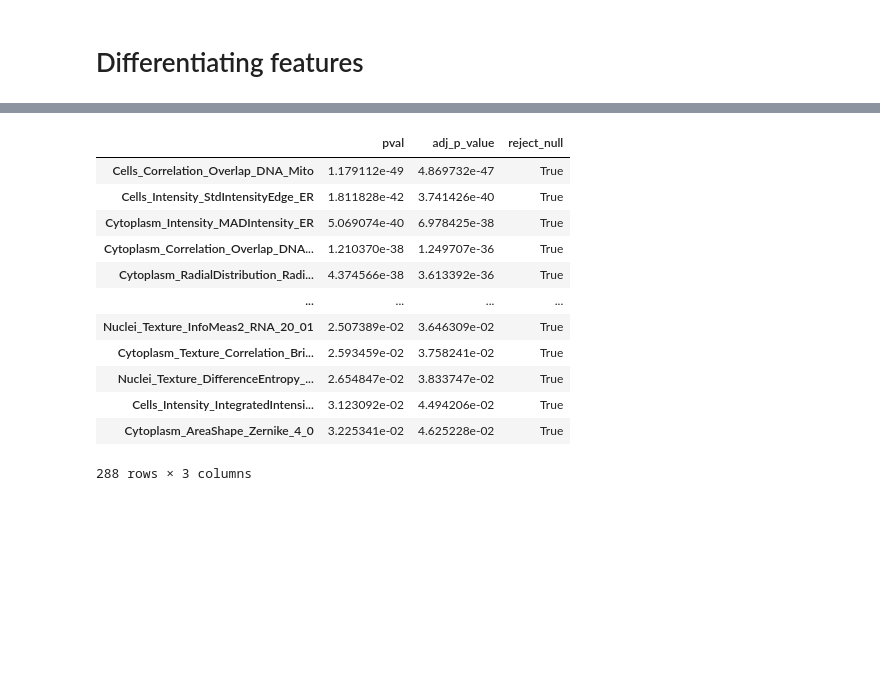
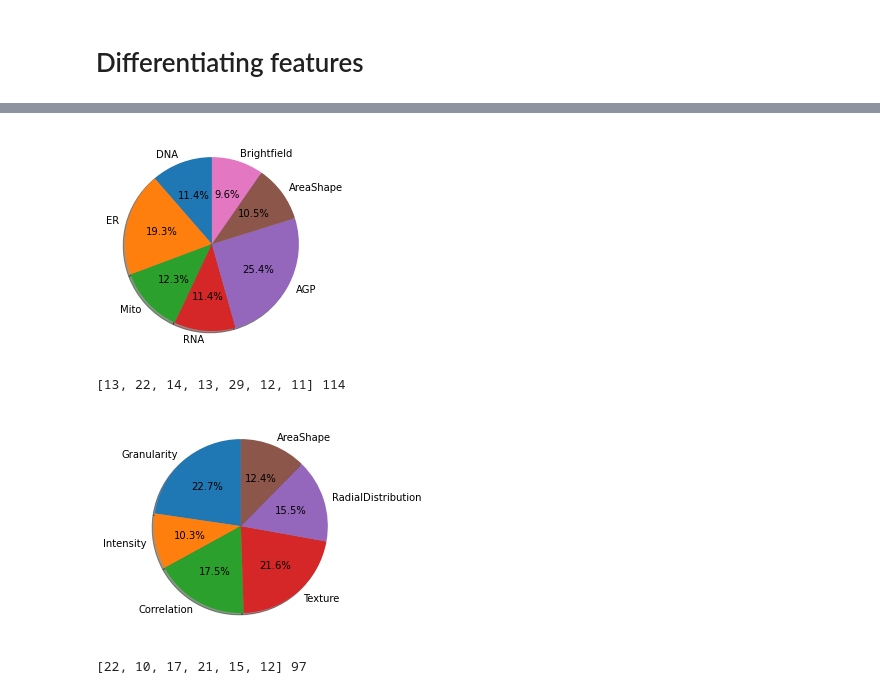
Before and after one commit to broadinstitute/NeuroPainting, a Jupyter notebook: analysis/STEM1_01_eda.ipynb, the cells around one changed output, grey strips where cells are left out. Cells and saved outputs as stored; diff of their text form; code cells hidden in the pictures; blank space fills up the shorter version.

Commit message:
added some stuff on differentiating features
:wq

```diff
--- a/analysis/STEM1_01_eda.ipynb
+++ b/analysis/STEM1_01_eda.ipynb
@@ -337,16 +314,41 @@ iso_diff
-# %%
-human_diff
-# %% [output]
-|  | pval | adj_p_value | reject_null |
-| Cells_Correlation_Overlap_DNA_Mito | 1.179112e-49 | 4.869732e-47 | True |
-| Cells_Intensity_StdIntensityEdge_ER | 1.811828e-42 | 3.741426e-40 | True |
-| Cytoplasm_Intensity_MADIntensity_ER | 5.069074e-40 | 6.978425e-38 | True |
-| Cytoplasm_Correlation_Overlap_DNA... | 1.210370e-38 | 1.249707e-36 | True |
-| Cytoplasm_RadialDistribution_Radi... | 4.374566e-38 | 3.613392e-36 | True |
-| ... | ... | ... | ... |
-| Nuclei_Texture_InfoMeas2_RNA_20_01 | 2.507389e-02 | 3.646309e-02 | True |
-| Cytoplasm_Texture_Correlation_Bri... | 2.593459e-02 | 3.758241e-02 | True |
-| Nuclei_Texture_DifferenceEntropy_... | 2.654847e-02 | 3.833747e-02 | True |
-| Cells_Intensity_IntegratedIntensi... | 3.123092e-02 | 4.494206e-02 | True |
-| Cytoplasm_AreaShape_Zernike_4_0 | 3.225341e-02 | 4.625228e-02 | True |
-288 rows × 3 columns
+# %%
+# Feature breakdown among features differentiating both isogenic and human
+all_features = shared
+dna_ch = [i for i in all_features if 'DNA' in i[-20:]]
+er_ch = [i for i in all_features if 'ER' in i[-20:]]
+mito_ch = [i for i in all_features if 'Mito' in i[-20:]]
+rna_ch = [i for i in all_features if 'RNA' in i[-20:]]
+agp_ch = [i for i in all_features if 'AGP' in i[-20:]]
+areashape = [i for i in all_features if 'AreaShape' in i]
+brightfield = [i for i in all_features if 'Brightfield' in i]
+labels = ['DNA', 'ER', 'Mito', 'RNA', 'AGP', 'AreaShape', 'Brightfield']
+sizes = [len(dna_ch), len(er_ch), len(mito_ch), len(rna_ch), len(agp_ch), len(areashape), len(brightfield)]
+fig1, ax1 = plt.subplots()
+ax1.pie(sizes, labels=labels, autopct='%1.1f%%',
+        shadow=True, startangle=90)
+plt.show()
+
+print(sizes,sum(sizes))
+# %% [output]
+[figure, added]
+[13, 22, 14, 13, 29, 12, 11] 114
+# %%
+# Features by feature type for features differentiating both isogenic and human
+all_features = shared
+all_feature_types = [i.split('_')[1] for i in all_features]
+all_feature_types = Counter(all_feature_types)
+labels = []
+sizes = []
+
+fig1, ax1 = plt.subplots()
+for x,y in all_feature_types.items():
+    labels.append(x)
+    sizes.append(y)
+
+ax1.pie(sizes, labels=labels, autopct='%1.1f%%',
+        shadow=True, startangle=90)
+plt.show()
+print(sizes,sum(sizes))
+# %% [output]
+[figure, added]
+[22, 10, 17, 21, 15, 12] 97
```
Also changed, not shown: parts of 20 cells of this notebook.
